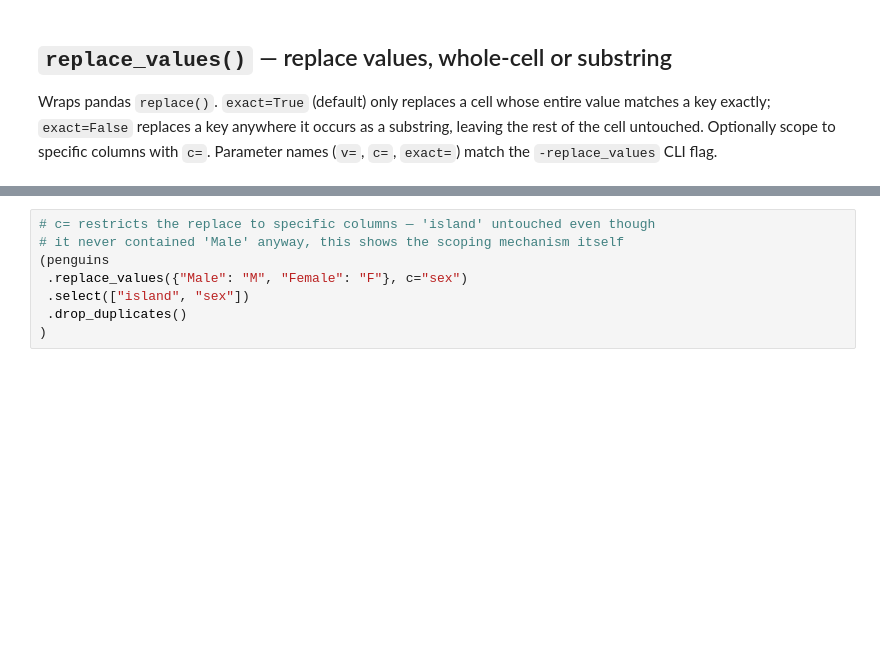
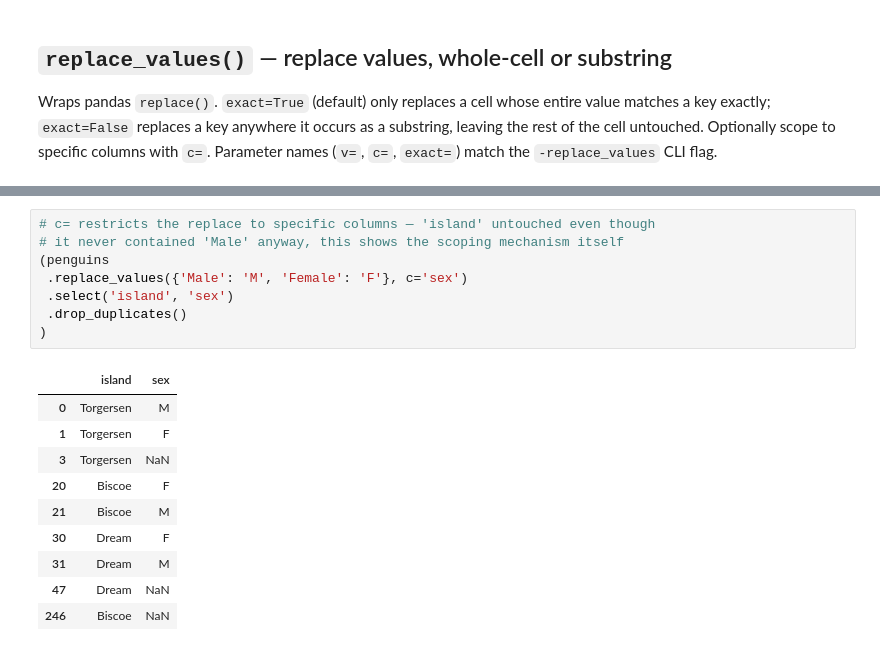
Before and after one commit to maddytae/pytae, a Jupyter notebook: notebooks/other_utilities.ipynb, the cells around one changed output, grey strips where cells are left out. Cells and saved outputs as stored; diff of their text form; blank space fills up the shorter version.

```diff
--- a/notebooks/other_utilities.ipynb
+++ b/notebooks/other_utilities.ipynb
@@ -221,11 +247,22 @@ Wraps pandas `replace()`. `exact=True` (default) only replaces a cell whose enti
 # %%
 # c= restricts the replace to specific columns — 'island' untouched even though
 # it never contained 'Male' anyway, this shows the scoping mechanism itself
 (penguins
- .replace_values({"Male": "M", "Female": "F"}, c="sex")
- .select(["island", "sex"])
+ .replace_values({'Male': 'M', 'Female': 'F'}, c='sex')
+ .select('island', 'sex')
  .drop_duplicates()
 )
+# %% [output]
+|  | island | sex |
+| 0 | Torgersen | M |
+| 1 | Torgersen | F |
+| 3 | Torgersen | NaN |
+| 20 | Biscoe | F |
+| 21 | Biscoe | M |
+| 30 | Dream | F |
+| 31 | Dream | M |
+| 47 | Dream | NaN |
+| 246 | Biscoe | NaN |
 # %%
 # exact=False: substring match anywhere in the cell, rest of the cell untouched
 import pandas as pd
```
Also changed, not shown: parts of 7 cells of this notebook, 16 other files.
